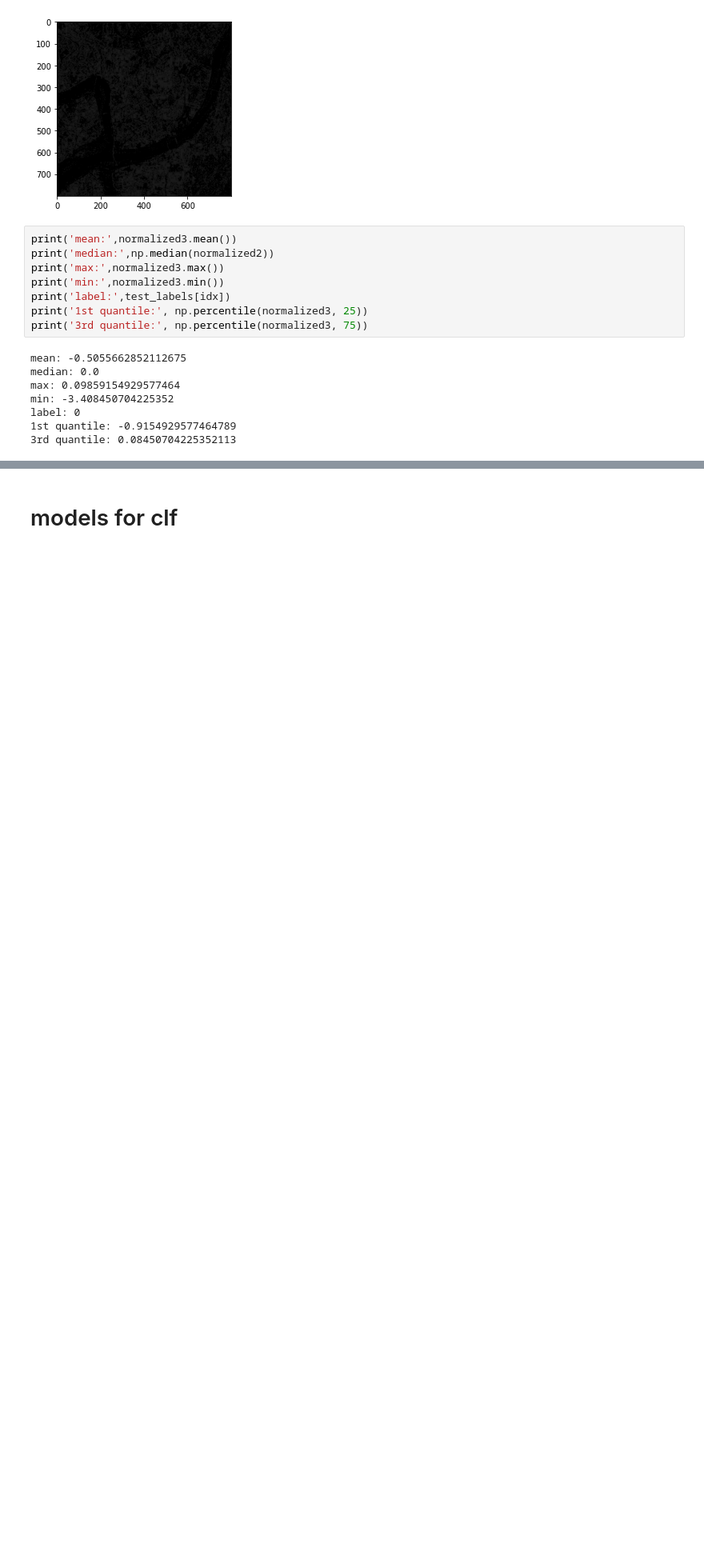
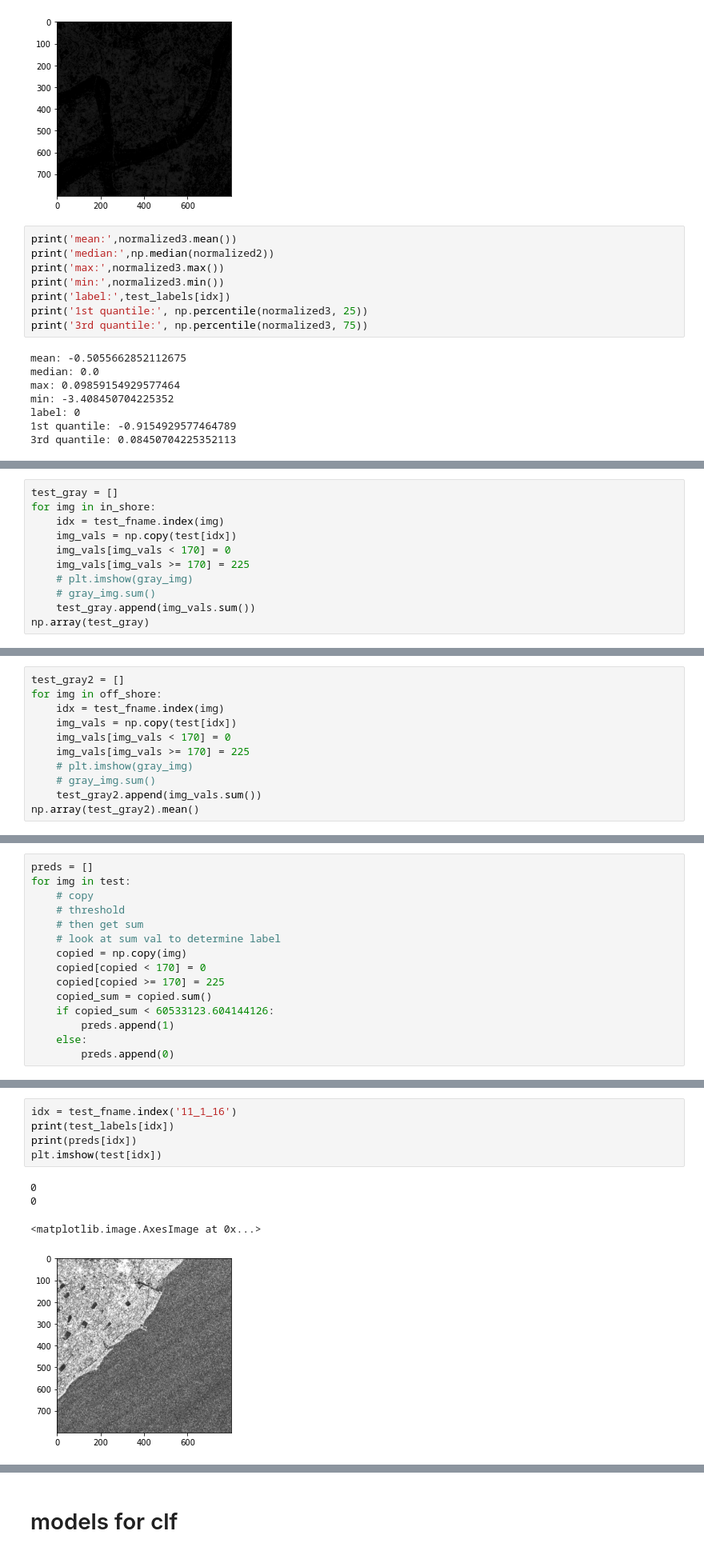
Before and after one commit to alexmak001/SAR-satelite-image-ship-detection, a Jupyter notebook: sean_notebooks/offshore_onshore_classifier.ipynb, the cells around one changed output, grey strips where cells are left out. Shown at 80% size. Drawn from its saved outputs; the diff is of its cells as text; blank space fills up the shorter version.

```diff
--- a/sean_notebooks/offshore_onshore_classifier.ipynb
+++ b/sean_notebooks/offshore_onshore_classifier.ipynb
@@ -235,0 +323,11 @@ label: 0
+# %%
+test_gray = []
+for img in in_shore:
+    idx = test_fname.index(img)
+    img_vals = np.copy(test[idx])
+    img_vals[img_vals < 170] = 0
+    img_vals[img_vals >= 170] = 225
+    # plt.imshow(gray_img)
+    # gray_img.sum()
+    test_gray.append(img_vals.sum())
+np.array(test_gray)
@@ -235,0 +356,11 @@ label: 0
+# %%
+test_gray2 = []
+for img in off_shore:
+    idx = test_fname.index(img)
+    img_vals = np.copy(test[idx])
+    img_vals[img_vals < 170] = 0
+    img_vals[img_vals >= 170] = 225
+    # plt.imshow(gray_img)
+    # gray_img.sum()
+    test_gray2.append(img_vals.sum())
+np.array(test_gray2).mean()
@@ -235,0 +382,15 @@ label: 0
+# %%
+preds = []
+for img in test:
+    # copy
+    # threshold
+    # then get sum
+    # look at sum val to determine label
+    copied = np.copy(img)
+    copied[copied < 170] = 0
+    copied[copied >= 170] = 225
+    copied_sum = copied.sum()
+    if copied_sum < 60533123.604144126:
+        preds.append(1)
+    else:
+        preds.append(0)
@@ -235,0 +406,10 @@ label: 0
+# %%
+idx = test_fname.index('11_1_16')
+print(test_labels[idx])
+print(preds[idx])
+plt.imshow(test[idx])
+# %% [output]
+0
+0
+<matplotlib.image.AxesImage at 0x...>
+[figure, added]
```
Also changed, not shown: parts of 15 cells of this notebook.
